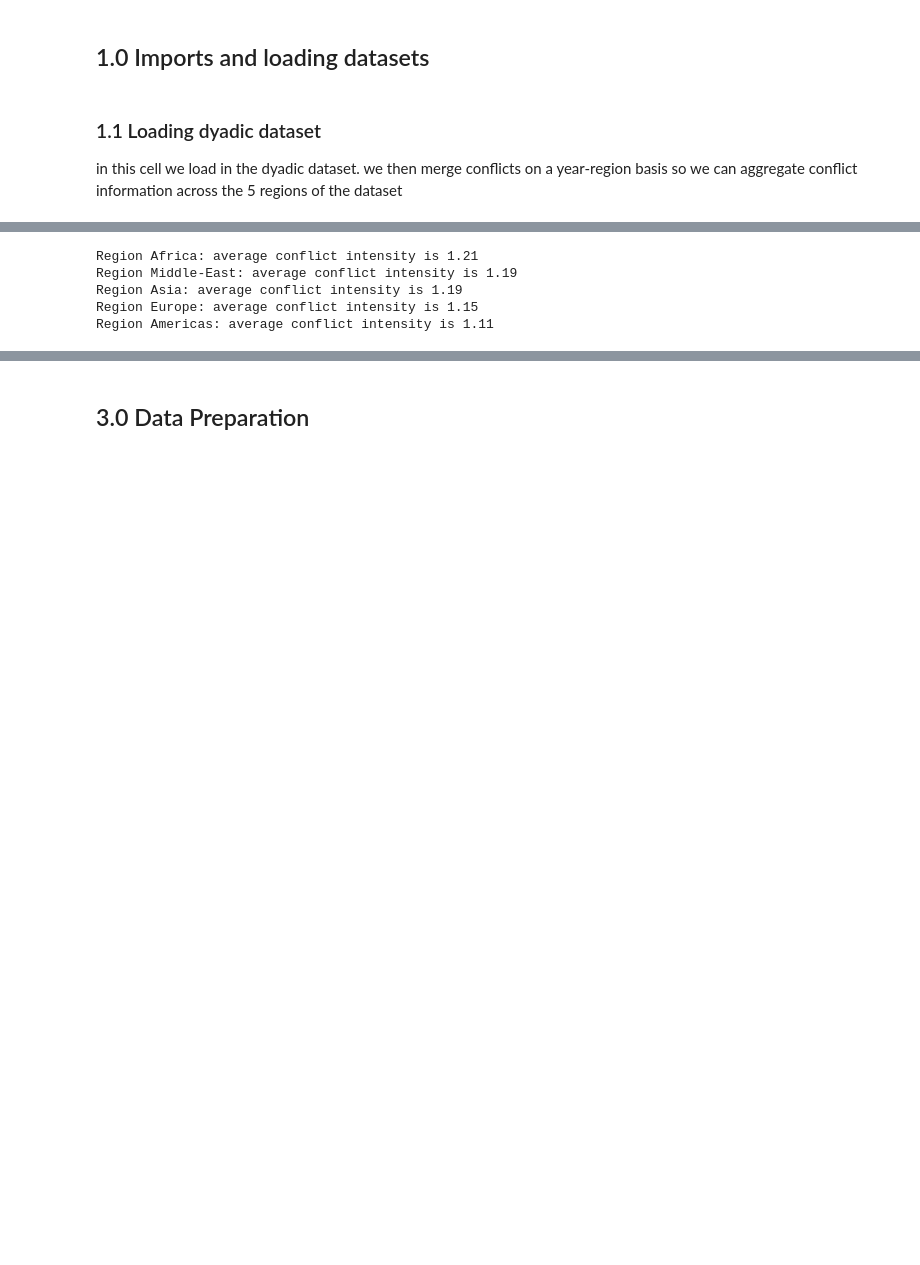
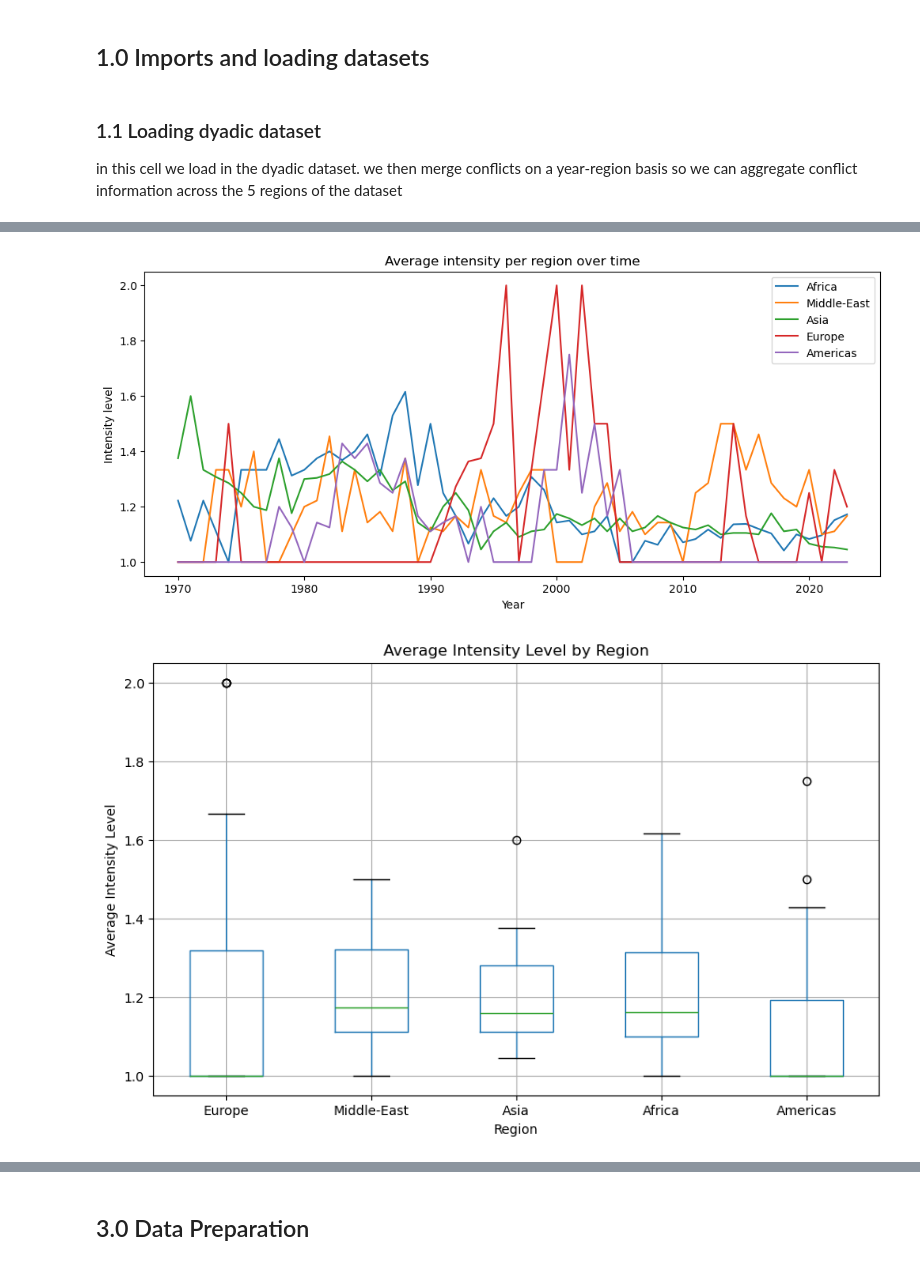
Before and after one commit to Fishmarchande/datasci_finalproj, a Jupyter notebook: finalproject.ipynb, the cells around one changed output, grey strips where cells are left out. Saved outputs shown, nothing was run; the diff lists cells and outputs as text; code cells hidden in the pictures; blank space fills up the shorter version.

```diff
--- a/finalproject.ipynb
+++ b/finalproject.ipynb
@@ -178,10 +223,41 @@ plt.show()
 # %%
+plt.figure(figsize=(12, 5))
 for region in regions:
     region_data = region_yearly[region_yearly['region_single'] == region]
-    print(f"Region {region_lookup.get(region)}: average conflict intensity is {region_data['avg_intensity'].mean():.2f}")
+    plt.plot(region_data['year'],region_data['avg_intensity'],label=region_lookup.get(int(region)))
+
+plt.ylabel('Intensity level')
+plt.xlabel('Year')
+plt.title('Average intensity per region over time')
+plt.legend()
+plt.show()
+
+
+# fig, [(ax0, ax1,ax2), (ax3, ax4,ax5)] = plt.subplots(nrows = 2,
+#                                              ncols = 3,
+#                                              figsize=(15,10)
+#                                              )
+# # ax_list = fig.axes
+# # for i in range(5):
+# #     ax_plot = ax_list[i]
+# #     reg_plot = regions[i]
+# #     region_data = region_yearly[region_yearly['region_single'] == reg_plot]
+# #     x = region_data.avg_intensity
+# #     ax_plot.boxplot(x.dropna())
+# #     ax_plot.set_title( f"Intensity in {region_lookup.get(int(reg_plot))}")
+# #     ax_plot.set_ylabel('Average Intensity Level')
+
+# # for region in regions:
+# #     region_data = region_yearly[region_yearly['region_single'] == region]
+
+box_df = region_yearly.pivot(index='year', columns='region_single', values='avg_intensity')
+box_df = box_df.rename(columns=region_lookup)  # map numeric region codes to names if available
+plt.figure(figsize=(10,6))
+box_df.boxplot()
+plt.title('Average Intensity Level by Region')
+plt.xlabel('Region')
+plt.ylabel('Average Intensity Level')
+plt.show()
 # %% [output]
-Region Africa: average conflict intensity is 1.21
-Region Middle-East: average conflict intensity is 1.19
-Region Asia: average conflict intensity is 1.19
-Region Europe: average conflict intensity is 1.15
-Region Americas: average conflict intensity is 1.11
+[figure, added]
+[figure, added]
```
Also changed, not shown: parts of 30 cells of this notebook, 3 other files.
